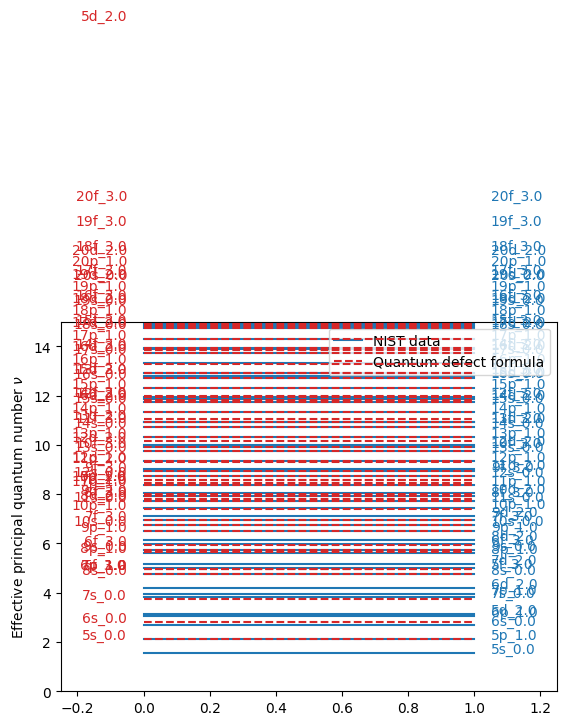
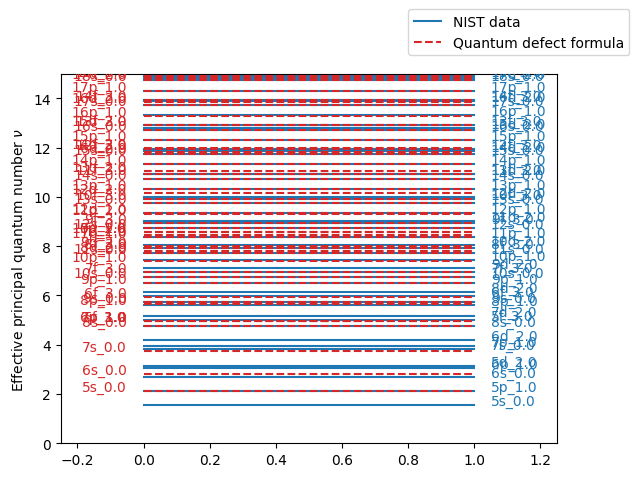
Code edit (unified diff) that turned the first committed figure into the second:
--- before
+++ after
@@ -4,10 +4,10 @@
     ax.plot([0, 1], [nus_with_nist[i]] * 2, "C0", zorder=-10)
     ax.plot([0, 1], [nus_without_nist[i]] * 2, "C3--", zorder=10)
-    ax.text(1.05, nus_with_nist[i], label, color="C0")
-    ax.text(-0.05, nus_without_nist[i], label, color="C3", ha="right")
+    ax.text(1.05, nus_with_nist[i], label, color="C0", clip_on=True)
+    ax.text(-0.05, nus_without_nist[i], label, color="C3", ha="right", clip_on=True)
 
 ax.plot([], [] * 2, "C0", label="NIST data")
 ax.plot([], [] * 2, "C3--", label="Quantum defect formula")
-ax.legend(loc="upper right")
+ax.legend(loc=(0.7, 1.05))
 
 ax.set_ylabel(r"Effective principal quantum number $\nu$")

Commit: [docs] update notebooks